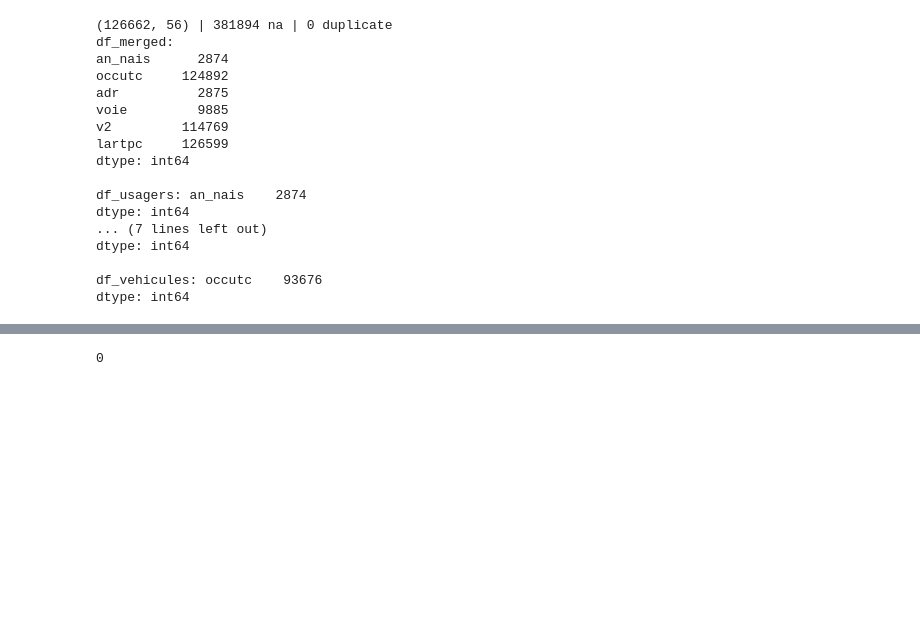
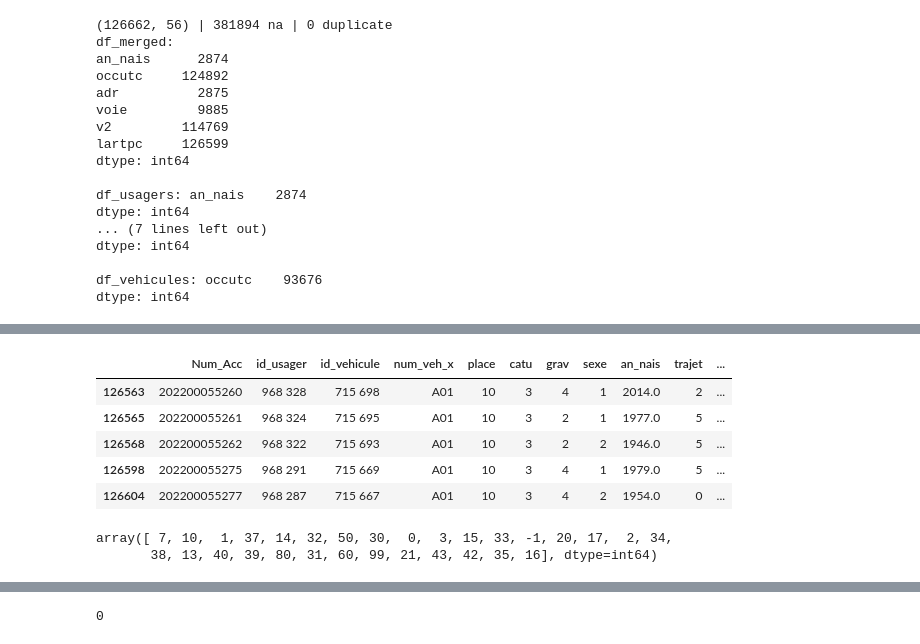
Before and after one commit to remithiney/Projet_Accidentologie, a Jupyter notebook: src/notebooks/check_join.ipynb, the cells around one changed output, grey strips where cells are left out. Cells and saved outputs as stored; diff of their text form; code cells hidden in the pictures; blank space fills up the shorter version.

```diff
--- a/src/notebooks/check_join.ipynb
+++ b/src/notebooks/check_join.ipynb
@@ -114,2 +127,16 @@ dtype: int64
+# %%
+df_catu = df_merged[df_merged['catu'] == 3]
+display(df_catu.tail())
+
+display(df_catu['catv'].unique())
+# %% [output]
+|  | Num_Acc | id_usager | id_vehicule | num_veh_x | place | catu | grav | sexe | an_nais | trajet | ... |
+| 126563 | 202200055260 | 968 328 | 715 698 | A01 | 10 | 3 | 4 | 1 | 2014.0 | 2 | ... |
+| 126565 | 202200055261 | 968 324 | 715 695 | A01 | 10 | 3 | 2 | 1 | 1977.0 | 5 | ... |
+| 126568 | 202200055262 | 968 322 | 715 693 | A01 | 10 | 3 | 2 | 2 | 1946.0 | 5 | ... |
+| 126598 | 202200055275 | 968 291 | 715 669 | A01 | 10 | 3 | 4 | 1 | 1979.0 | 5 | ... |
+| 126604 | 202200055277 | 968 287 | 715 667 | A01 | 10 | 3 | 4 | 2 | 1954.0 | 0 | ... |
+array([ 7, 10,  1, 37, 14, 32, 50, 30,  0,  3, 15, 33, -1, 20, 17,  2, 34,
+       38, 13, 40, 39, 80, 31, 60, 99, 21, 43, 42, 35, 16], dtype=int64)
 # %%
 df_merged_loaded = pd.read_csv('../data/processed/merged_data_2019_2022.csv')
```
Also changed, not shown: parts of 6 cells of this notebook, 16 other files.
